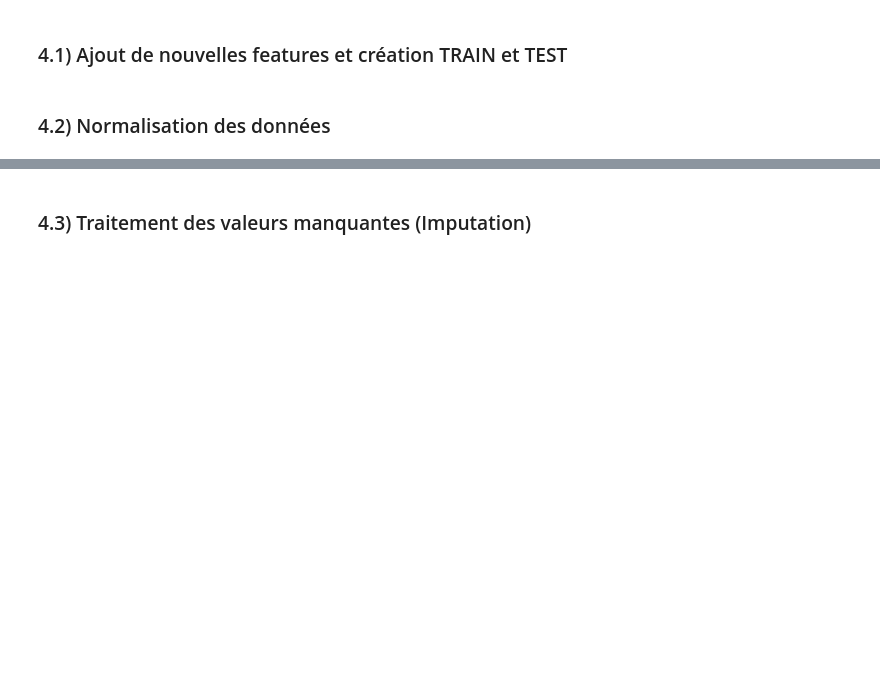
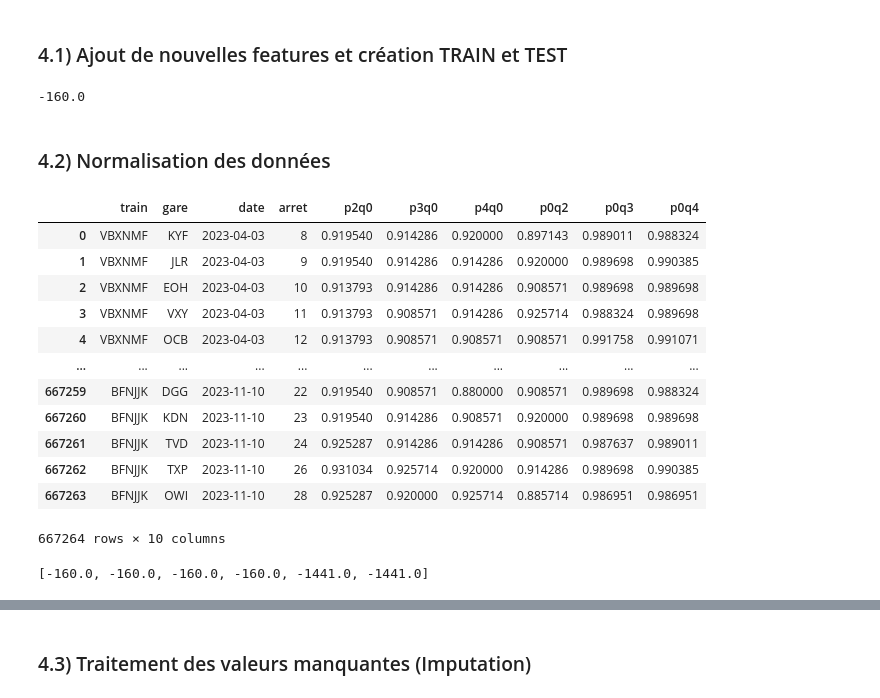
Before and after one commit to Timodang/Projet_ML, a Jupyter notebook: projet_ML.ipynb, the cells around one changed output, grey strips where cells are left out. Drawn from its saved outputs; the diff is of its cells as text; code cells hidden in the pictures; blank space fills up the shorter version.

```diff
--- a/projet_ML.ipynb
+++ b/projet_ML.ipynb
@@ -335,5 +429,58 @@ test_stats
 ## 4) Traitement et création de nouvelles features
 # %% [markdown]
 ### 4.1) Ajout de nouvelles features et création TRAIN et TEST
+# %%
+X_train['p2q0'].min()
+# %% [output]
+-160.0
 # %% [markdown]
 ### 4.2) Normalisation des données
+# %%
+def scaling(df, list_features):
+    # Fonction permettant de standardiser les features quantitatives sur le dataframe
+    # Input : DataFrame dont on veut scaler les données
+    # Output : DataFrame d'entrées avec données scaled, liste contenant les valeurs minimales et maximales utilisées
+    # pour chaque features
+
+    # Création du dataframe que l'on renverra une fois traité
+    df_res = df.copy()
+
+    # Liste pour récupérer les valeurs min et max
+    list_min = []
+    list_max = []
+
+    # Boucle sur les features à standardiser
+    for feature in list_features:
+        vmin = df_res[feature].min()
+        vmax = df_res[feature].max()
+        # Ajout aux listes
+        list_min.append(vmin)
+        list_max.append(vmax)
+
+        # Standardisation
+        df_res[feature] = (df_res[feature] - vmin)/(vmax - vmin)
+
+    # Modifie également df ?
+    return df_res, list_min, list_max
+# %%
+list_features = ['p2q0','p3q0','p4q0','p0q2','p0q3','p0q4']
+X_train_scaled, list_min, list_max = scaling(X_train, list_features)
+X_train_scaled
+# %% [output]
+|  | train | gare | date | arret | p2q0 | p3q0 | p4q0 | p0q2 | p0q3 | p0q4 |
+| 0 | VBXNMF | KYF | 2023-04-03 | 8 | 0.919540 | 0.914286 | 0.920000 | 0.897143 | 0.989011 | 0.988324 |
+| 1 | VBXNMF | JLR | 2023-04-03 | 9 | 0.919540 | 0.914286 | 0.914286 | 0.920000 | 0.989698 | 0.990385 |
+| 2 | VBXNMF | EOH | 2023-04-03 | 10 | 0.913793 | 0.914286 | 0.914286 | 0.908571 | 0.989698 | 0.989698 |
+| 3 | VBXNMF | VXY | 2023-04-03 | 11 | 0.913793 | 0.908571 | 0.914286 | 0.925714 | 0.988324 | 0.989698 |
+| 4 | VBXNMF | OCB | 2023-04-03 | 12 | 0.913793 | 0.908571 | 0.908571 | 0.908571 | 0.991758 | 0.991071 |
+| ... | ... | ... | ... | ... | ... | ... | ... | ... | ... | ... |
+| 667259 | BFNJJK | DGG | 2023-11-10 | 22 | 0.919540 | 0.908571 | 0.880000 | 0.908571 | 0.989698 | 0.988324 |
+| 667260 | BFNJJK | KDN | 2023-11-10 | 23 | 0.919540 | 0.914286 | 0.908571 | 0.920000 | 0.989698 | 0.989698 |
+| 667261 | BFNJJK | TVD | 2023-11-10 | 24 | 0.925287 | 0.914286 | 0.914286 | 0.908571 | 0.987637 | 0.989011 |
+| 667262 | BFNJJK | TXP | 2023-11-10 | 26 | 0.931034 | 0.925714 | 0.920000 | 0.914286 | 0.989698 | 0.990385 |
+| 667263 | BFNJJK | OWI | 2023-11-10 | 28 | 0.925287 | 0.920000 | 0.925714 | 0.885714 | 0.986951 | 0.986951 |
+667264 rows × 10 columns
+# %%
+list_min
+# %% [output]
+[-160.0, -160.0, -160.0, -160.0, -1441.0, -1441.0]
```
Also changed, not shown: parts of 12 cells of this notebook, 2 other files.
